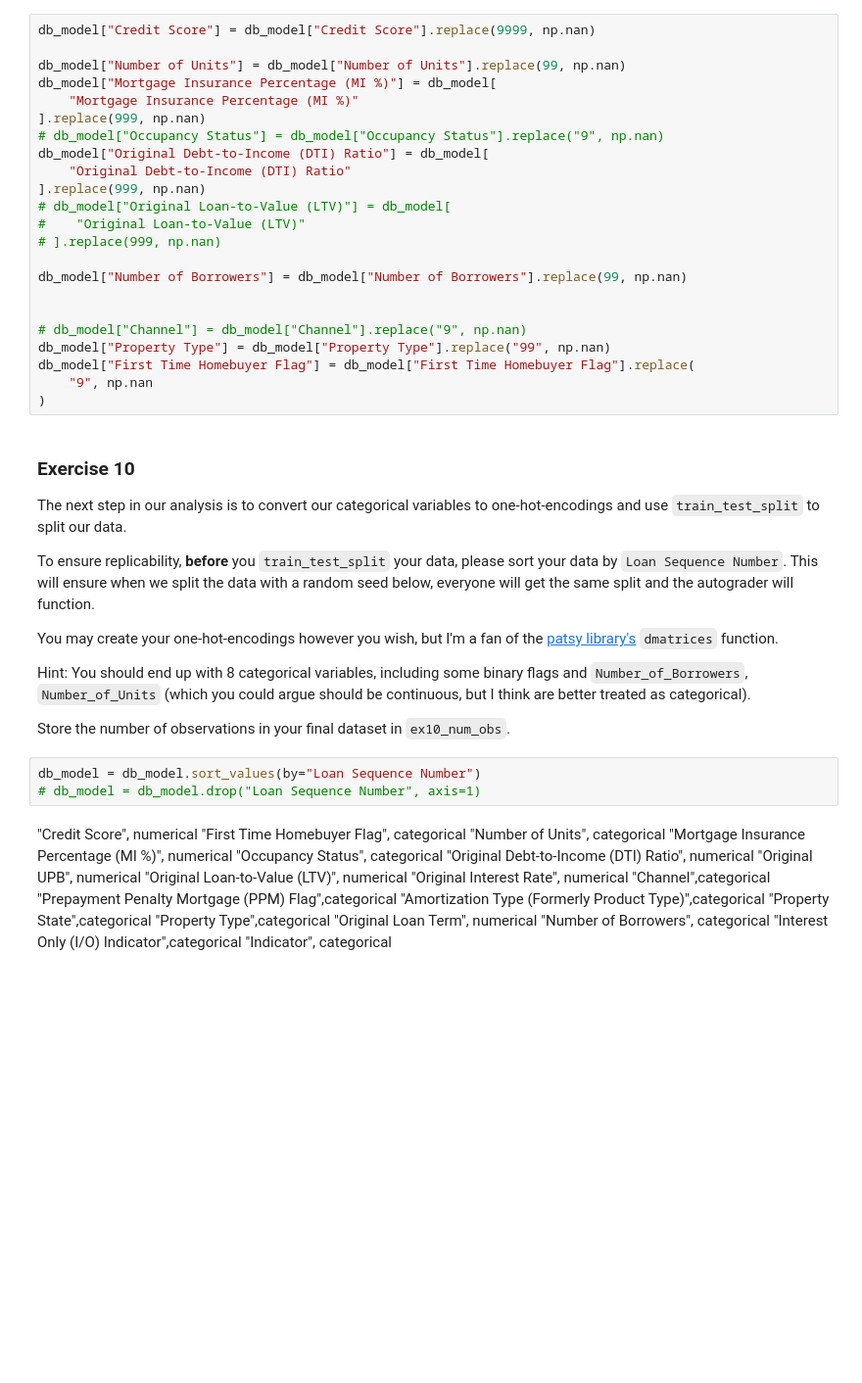
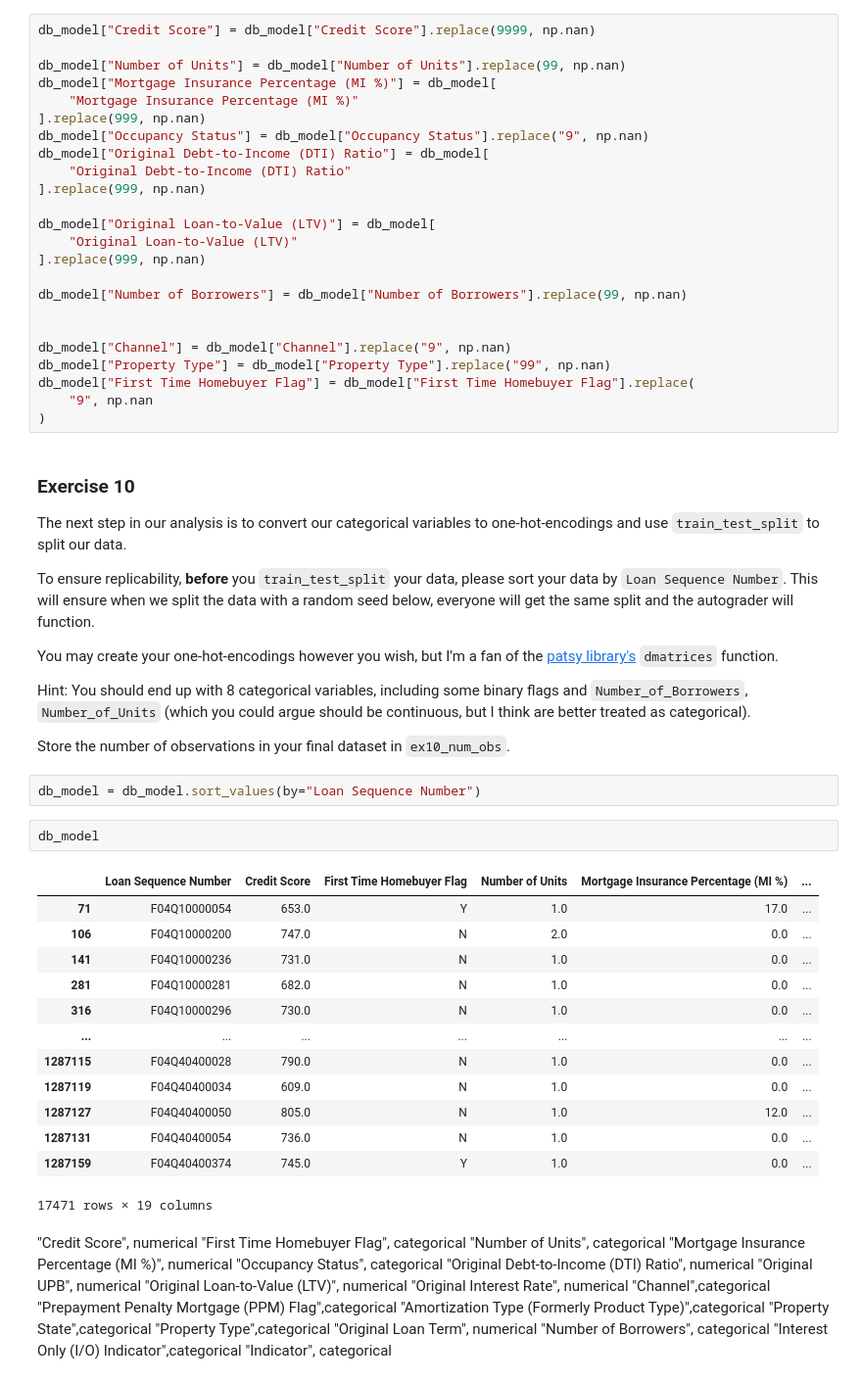
Before and after one commit to dani-jimlar/UDS_2024, a Jupyter notebook: exercise_passive_prediction.ipynb, the cells around one changed output. Shown at 98% size. Cells and saved outputs as stored; diff of their text form; blank space fills up the shorter version.

```diff
--- a/exercise_passive_prediction.ipynb
+++ b/exercise_passive_prediction.ipynb
@@ -523,18 +523,19 @@ db_model["Number of Units"] = db_model["Number of Units"].replace(99, np.nan)
 db_model["Mortgage Insurance Percentage (MI %)"] = db_model[
     "Mortgage Insurance Percentage (MI %)"
 ].replace(999, np.nan)
-# db_model["Occupancy Status"] = db_model["Occupancy Status"].replace("9", np.nan)
+db_model["Occupancy Status"] = db_model["Occupancy Status"].replace("9", np.nan)
 db_model["Original Debt-to-Income (DTI) Ratio"] = db_model[
     "Original Debt-to-Income (DTI) Ratio"
 ].replace(999, np.nan)
-# db_model["Original Loan-to-Value (LTV)"] = db_model[
-#    "Original Loan-to-Value (LTV)"
-# ].replace(999, np.nan)
+
+db_model["Original Loan-to-Value (LTV)"] = db_model[
+    "Original Loan-to-Value (LTV)"
+].replace(999, np.nan)
 
 db_model["Number of Borrowers"] = db_model["Number of Borrowers"].replace(99, np.nan)
 
 
-# db_model["Channel"] = db_model["Channel"].replace("9", np.nan)
+db_model["Channel"] = db_model["Channel"].replace("9", np.nan)
 db_model["Property Type"] = db_model["Property Type"].replace("99", np.nan)
 db_model["First Time Homebuyer Flag"] = db_model["First Time Homebuyer Flag"].replace(
     "9", np.nan
@@ -553,7 +554,22 @@ Hint: You should end up with 8 categorical variables, including some binary flag
 Store the number of observations in your final dataset in `ex10_num_obs`.
 # %%
 db_model = db_model.sort_values(by="Loan Sequence Number")
-# db_model = db_model.drop("Loan Sequence Number", axis=1)
+# %%
+db_model
+# %% [output]
+|  | Loan Sequence Number | Credit Score | First Time Homebuyer Flag | Number of Units | Mortgage Insurance Percentage (MI %) | ... |
+| 71 | F04Q10000054 | 653.0 | Y | 1.0 | 17.0 | ... |
+| 106 | F04Q10000200 | 747.0 | N | 2.0 | 0.0 | ... |
+| 141 | F04Q10000236 | 731.0 | N | 1.0 | 0.0 | ... |
+| 281 | F04Q10000281 | 682.0 | N | 1.0 | 0.0 | ... |
+| 316 | F04Q10000296 | 730.0 | N | 1.0 | 0.0 | ... |
+| ... | ... | ... | ... | ... | ... | ... |
+| 1287115 | F04Q40400028 | 790.0 | N | 1.0 | 0.0 | ... |
+| 1287119 | F04Q40400034 | 609.0 | N | 1.0 | 0.0 | ... |
+| 1287127 | F04Q40400050 | 805.0 | N | 1.0 | 12.0 | ... |
+| 1287131 | F04Q40400054 | 736.0 | N | 1.0 | 0.0 | ... |
+| 1287159 | F04Q40400374 | 745.0 | Y | 1.0 | 0.0 | ... |
+17471 rows × 19 columns
 # %% [markdown]
 "Credit Score", numerical
 "First Time Homebuyer Flag", categorical
```
Also changed, not shown: parts of 8 cells of this notebook.
